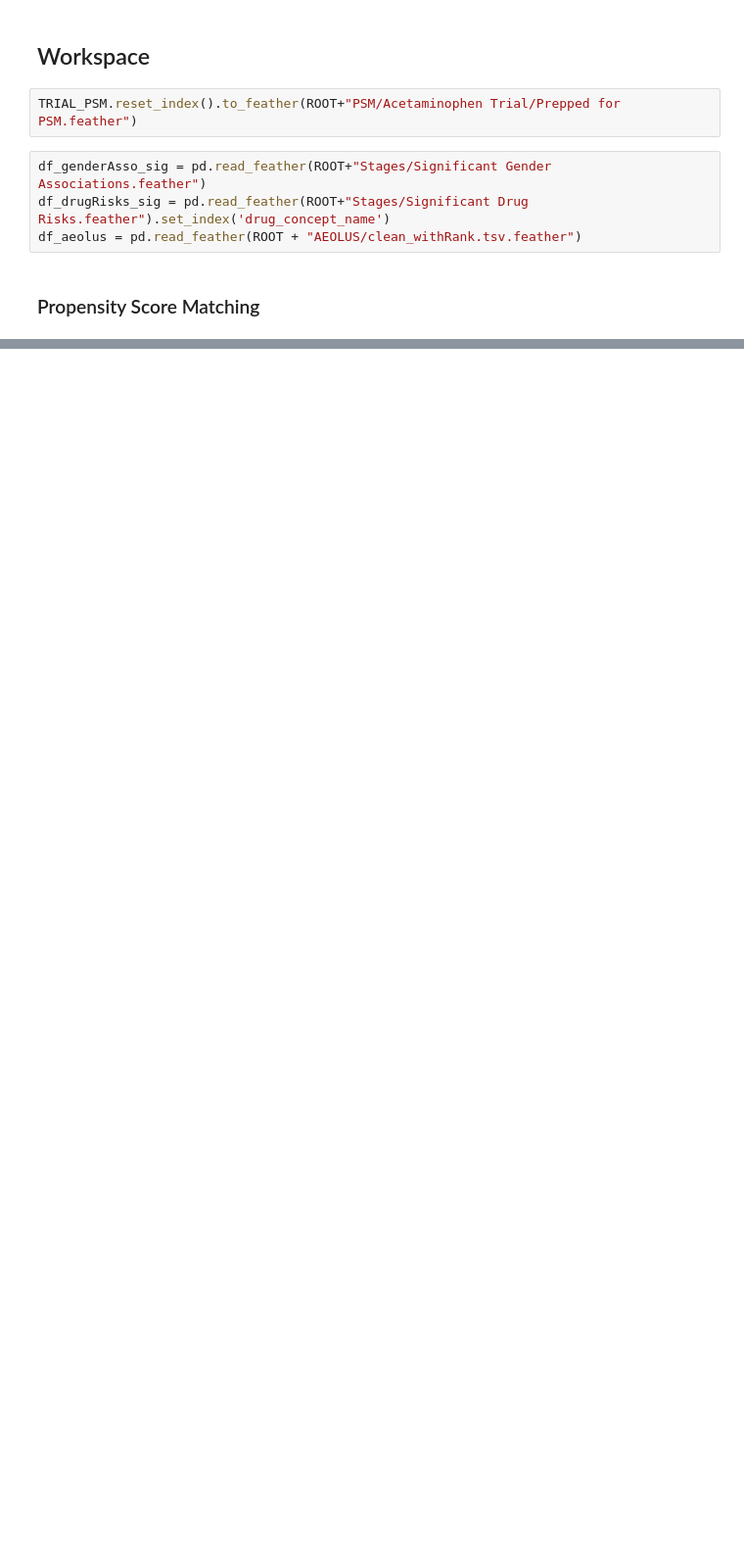
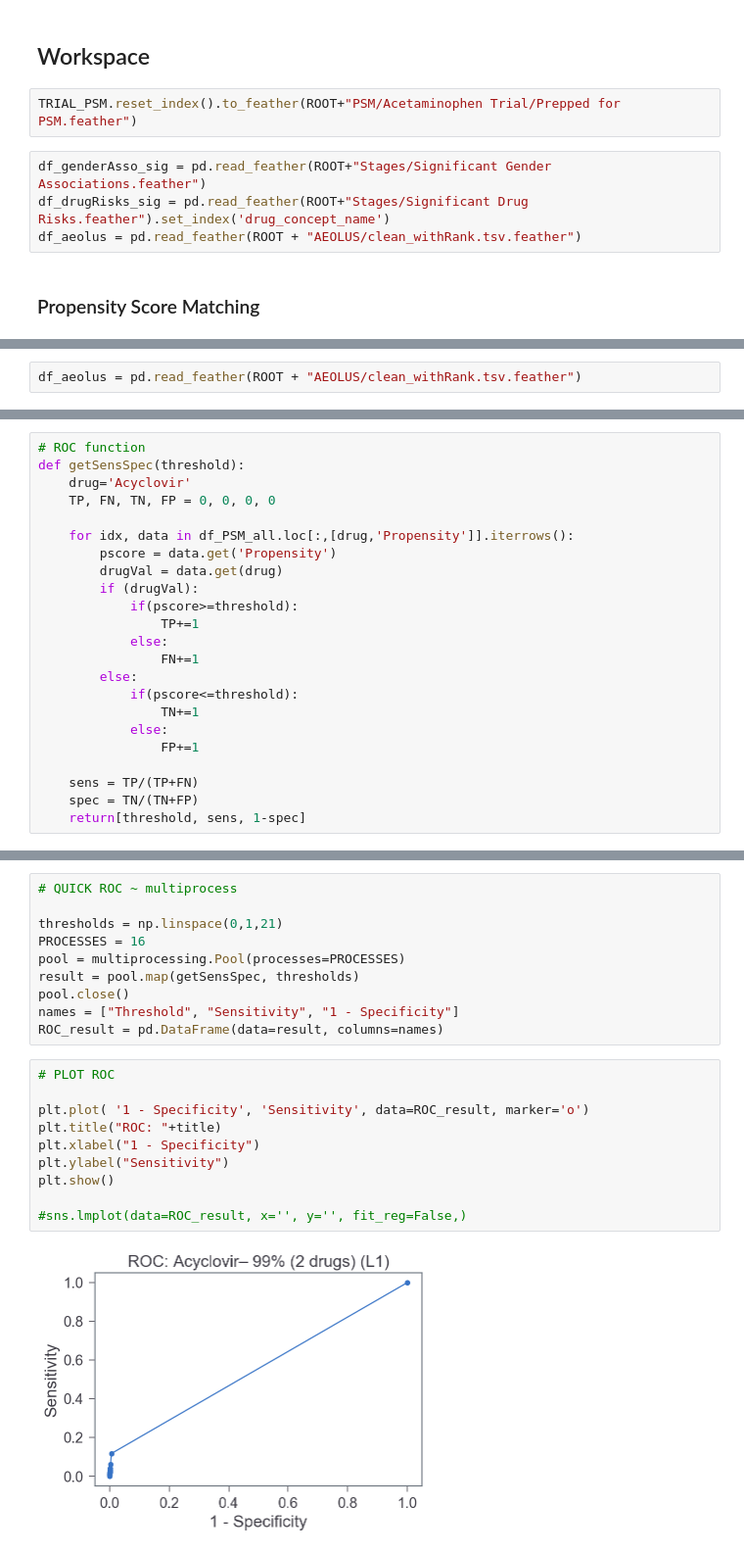
Before and after one commit to tatonetti-lab/sex_risks, a Jupyter notebook: Drugs with Sex Risks.ipynb, the cells around one changed output, grey strips where cells are left out. Shown at 98% size. Drawn from its saved outputs; the diff is of its cells as text; blank space fills up the shorter version.

Commit message:
Regression with drug/universe & ROC with multiprocessing

```diff
--- a/Drugs with Sex Risks.ipynb
+++ b/Drugs with Sex Risks.ipynb
@@ -2770,0 +2478,2 @@ Name: casePS, dtype: float64
+# %%
+df_aeolus = pd.read_feather(ROOT + "AEOLUS/clean_withRank.tsv.feather")
@@ -2770,0 +2577,23 @@ Name: casePS, dtype: float64
+# %%
+# ROC function
+def getSensSpec(threshold):
+    drug='Acyclovir'
+    TP, FN, TN, FP = 0, 0, 0, 0
+
+    for idx, data in df_PSM_all.loc[:,[drug,'Propensity']].iterrows():
+        pscore = data.get('Propensity')
+        drugVal = data.get(drug)
+        if (drugVal):
+            if(pscore>=threshold):
+                TP+=1
+            else:
+                FN+=1
+        else:
+            if(pscore<=threshold):
+                TN+=1
+            else:
+                FP+=1
+
+    sens = TP/(TP+FN)
+    spec = TN/(TN+FP)
+    return[threshold, sens, 1-spec]
@@ -2770,0 +2608,22 @@ Name: casePS, dtype: float64
+# %%
+# QUICK ROC ~ multiprocess
+
+thresholds = np.linspace(0,1,21)
+PROCESSES = 16
+pool = multiprocessing.Pool(processes=PROCESSES)
+result = pool.map(getSensSpec, thresholds)
+pool.close()
+names = ["Threshold", "Sensitivity", "1 - Specificity"]
+ROC_result = pd.DataFrame(data=result, columns=names)
+# %%
+# PLOT ROC
+
+plt.plot( '1 - Specificity', 'Sensitivity', data=ROC_result, marker='o')
+plt.title("ROC: "+title)
+plt.xlabel("1 - Specificity")
+plt.ylabel("Sensitivity")
+plt.show()
+
+#sns.lmplot(data=ROC_result, x='', y='', fit_reg=False,)
+# %% [output]
+[figure, added]
```
Also changed, not shown: parts of 50 cells of this notebook, 1 other file.
